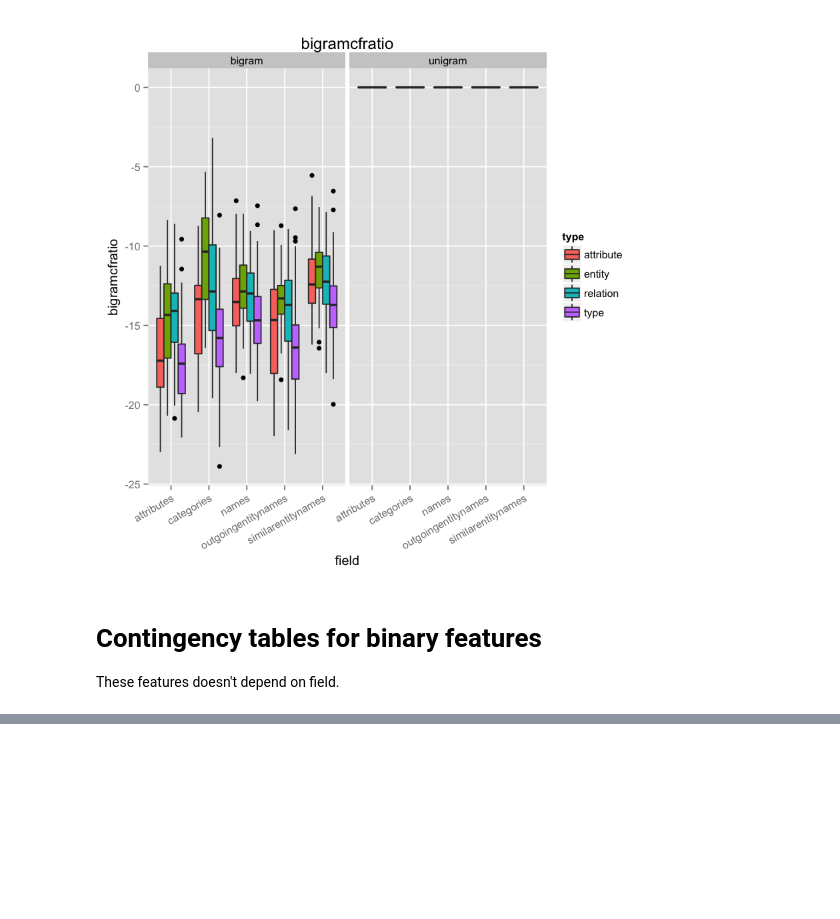
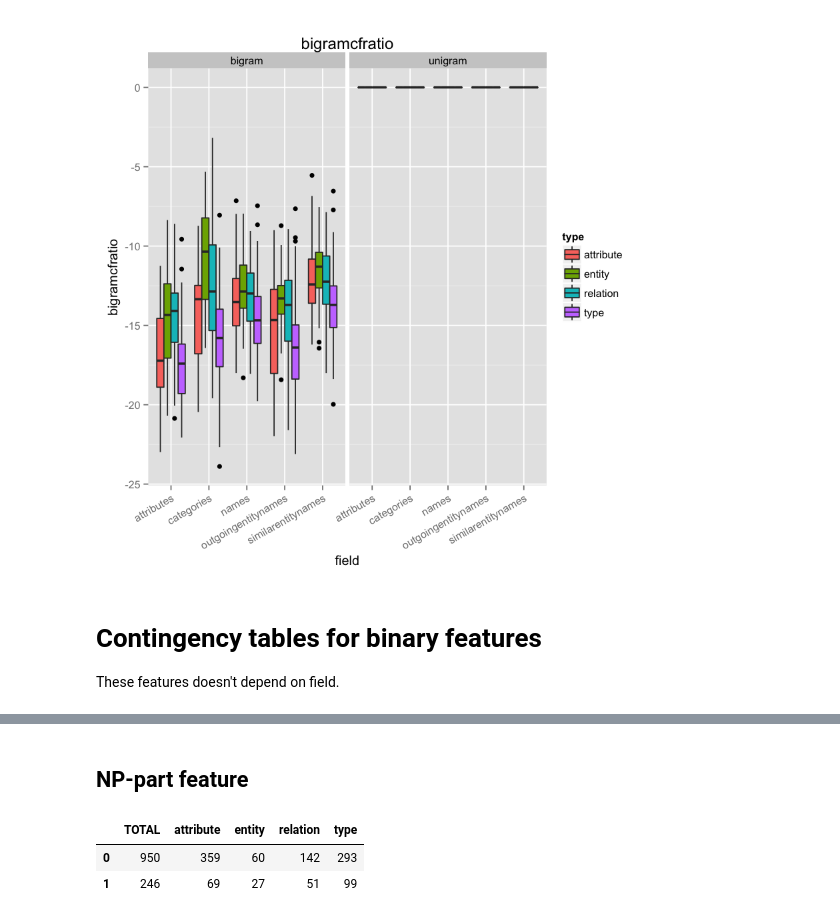
Before and after one commit to teanalab/pfsdm, a Jupyter notebook: reports/report-1.ipynb, the cells around one changed output, grey strips where cells are left out. Drawn from its saved outputs; the diff is of its cells as text; code cells hidden in the pictures; blank space fills up the shorter version.

```diff
--- a/reports/report-1.ipynb
+++ b/reports/report-1.ipynb
@@ -56,0 +59,9 @@ for (feature in features) {
+# %% [markdown]
+## NP-part feature
+# %%
+featue.values <- read.table("..//src//main//resources//file-based-features//np-part.tsv", sep = "\t", quote = "", col.names = c("qid", "gram", "value", "text"))
+as.data.frame.matrix(table(featue.values$value, concept.types$type)) %>% select(-none, -unsure) %>% rename(TOTAL=V1)
+# %% [output]
+|  | TOTAL | attribute | entity | relation | type |
+| 0 | 950 | 359 | 60 | 142 | 293 |
+| 1 | 246 | 69 | 27 | 51 | 99 |
```
Also changed, not shown: parts of 6 cells of this notebook, 1 other file.
